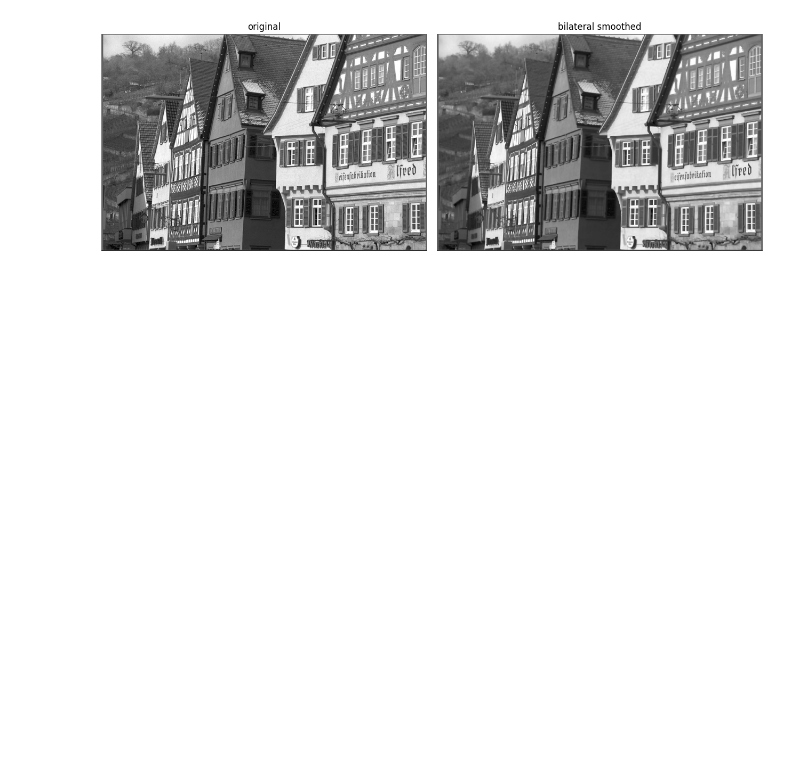
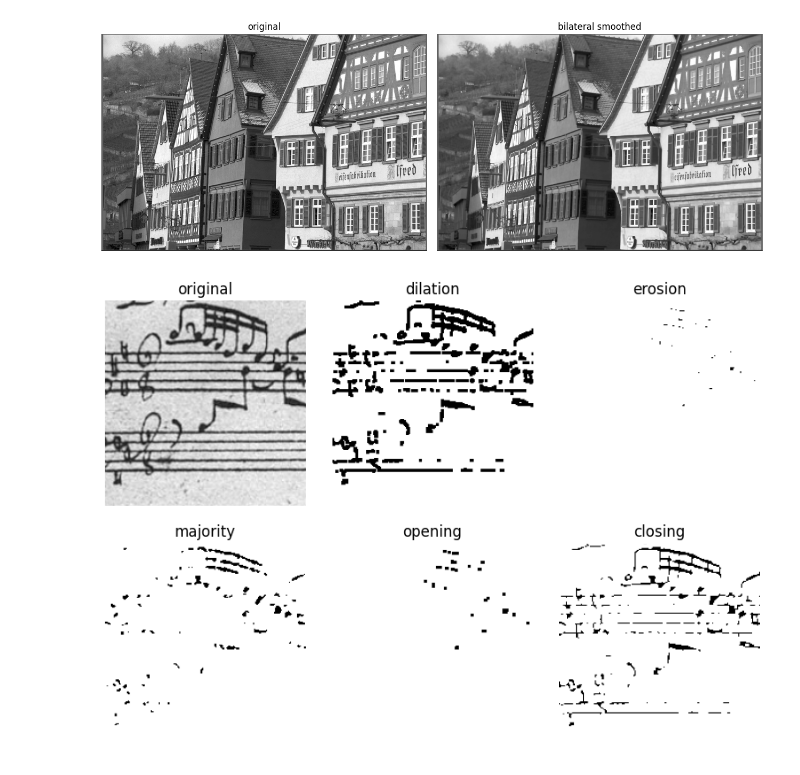
Before and after one commit to superfive666/computer-vision, a Jupyter notebook: chapter-3_image-processing/chapter-3.3-neighborhood-operators.ipynb, the cells around one changed output. Drawn from its saved outputs; the diff is of its cells as text; code cells hidden in the pictures; blank space fills up the shorter version.

Commit message:
Chpater 3.3 Morphology and Connected Components

```diff
--- a/chapter-3_image-processing/chapter-3.3-neighborhood-operators.ipynb
+++ b/chapter-3_image-processing/chapter-3.3-neighborhood-operators.ipynb
@@ -139,0 +184,37 @@ plt.show()
+# %%
+img = cv2.imread("sample/musical_gray.jpg", cv2.IMREAD_GRAYSCALE)
+binary_img = to_binary(img, threshold=50)
+dilate_image = from_binary(morph(binary_img, "dilate"))
+erode_image = from_binary(morph(binary_img, "erode"))
+major_image = from_binary(morph(binary_img, "major"))
+opening_image = from_binary(morph(morph(binary_img, "erode"), "dilate"))
+closing_image = from_binary(morph(morph(binary_img, "dilate"), "erode"))
+
+fig, axis = plt.subplots(2, 3, figsize=(4, 4))
+
+axis[0, 0].imshow(img, cmap="gray")
+axis[0, 0].set_title("original")
+axis[0, 0].axis("off")
+axis[0, 1].imshow(dilate_image, cmap="gray")
+axis[0, 1].set_title("dilation")
+axis[0, 1].axis("off")
+axis[0, 2].imshow(erode_image, cmap="gray")
+axis[0, 2].set_title("erosion")
+axis[0, 2].axis("off")
+axis[1, 0].imshow(major_image, cmap="gray")
+axis[1, 0].set_title("majority")
+axis[1, 0].axis("off")
+axis[1, 1].imshow(opening_image, cmap="gray")
+axis[1, 1].set_title("opening")
+axis[1, 1].axis("off")
+axis[1, 2].imshow(closing_image, cmap="gray")
+axis[1, 2].set_title("closing")
+axis[1, 2].axis("off")
+
+plt.subplots_adjust(wspace=0.03, hspace=0.03)
+fig.tight_layout(h_pad=-5.0)
+fig.set_figwidth(8)
+fig.set_figheight(8)
+plt.show()
+# %% [output]
+[figure, added]
```
Also changed, not shown: parts of 7 cells of this notebook, 2 other files.
